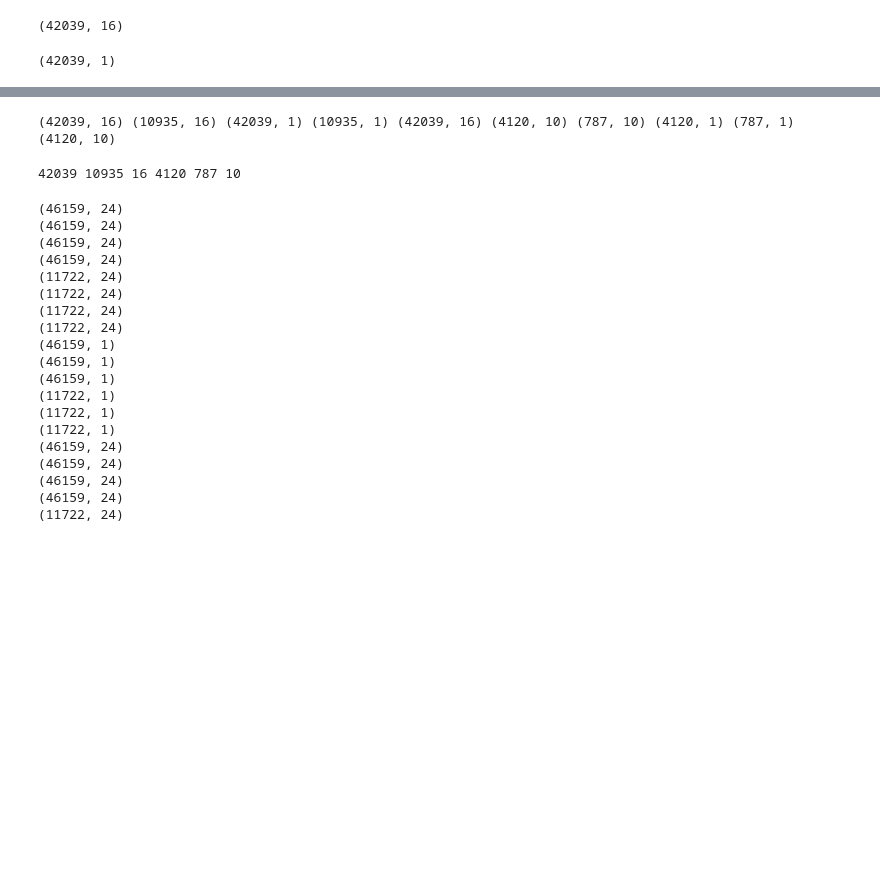
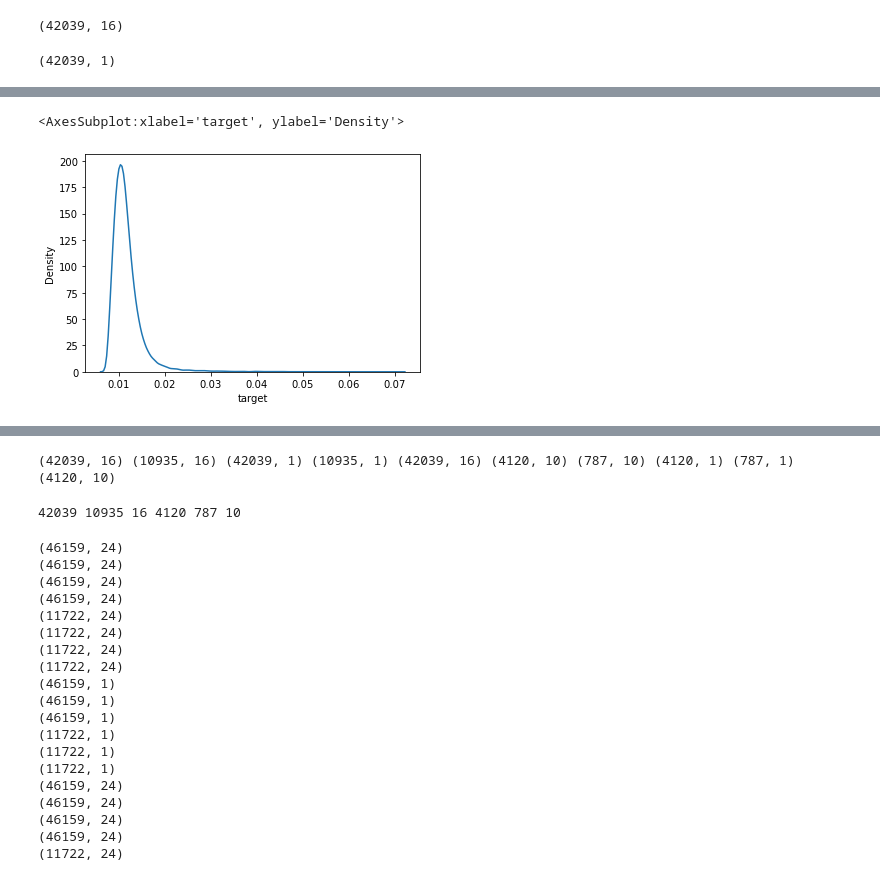
Before and after one commit to kiranfranklin999/rajesh, a Jupyter notebook: test.ipynb, the cells around one changed output, grey strips where cells are left out. Drawn from its saved outputs; the diff is of its cells as text; code cells hidden in the pictures; blank space fills up the shorter version.

```diff
--- a/test.ipynb
+++ b/test.ipynb
@@ -19,0 +59,5 @@ y_subCdTr.shape
+# %%
+sns.kdeplot(x=indep['target'])
+# %% [output]
+<AxesSubplot:xlabel='target', ylabel='Density'>
+[figure, added]
```
Also changed, not shown: parts of 26 cells of this notebook.
